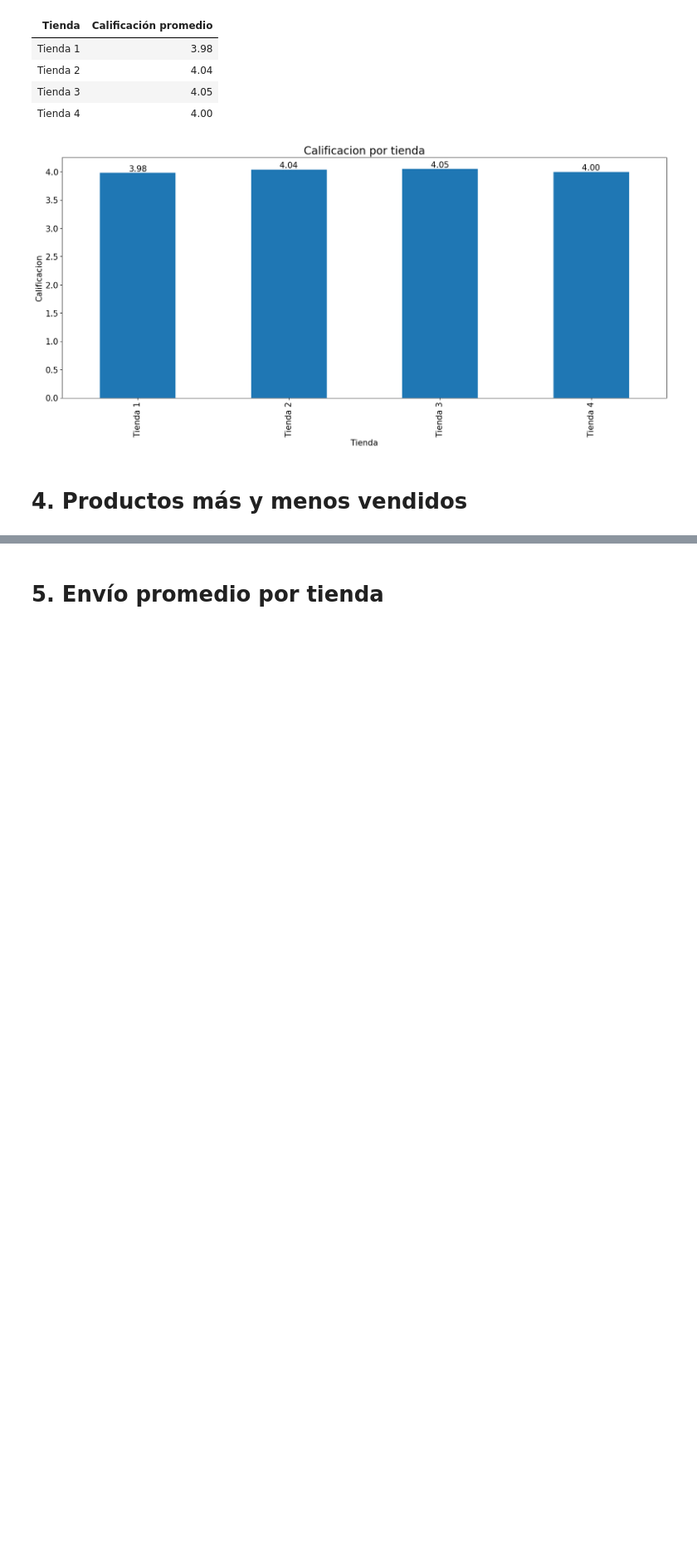
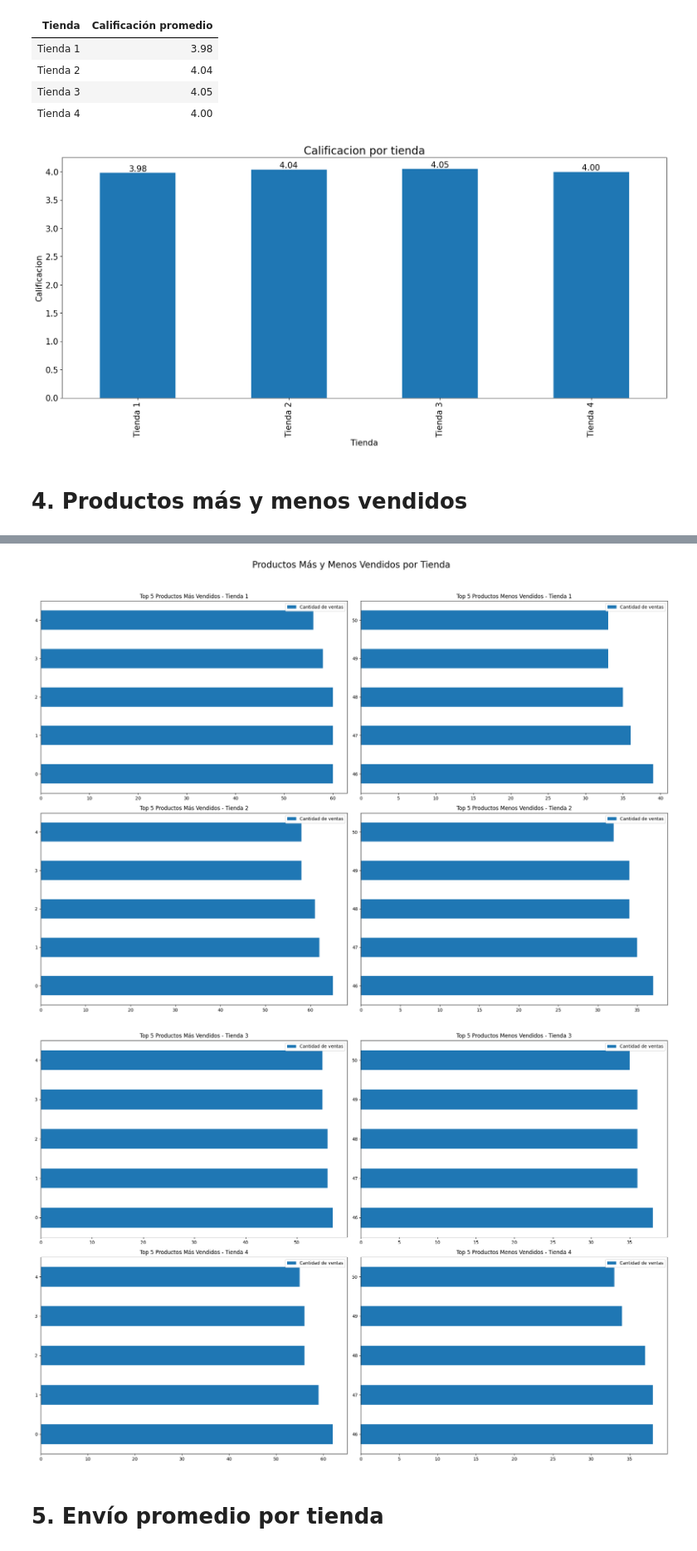
Before and after one commit to xsebet/AluraStoreLatam, a Jupyter notebook: AluraStoreLatam.ipynb, the cells around one changed output, grey strips where cells are left out. Shown at 83% size. Drawn from its saved outputs; the diff is of its cells as text; code cells hidden in the pictures; blank space fills up the shorter version.

```diff
--- a/AluraStoreLatam.ipynb
+++ b/AluraStoreLatam.ipynb
@@ -209,0 +215,21 @@ for i, v in enumerate(df_promedio_calificacion['Calificación promedio']):
+# %%
+productos_tienda1 = tienda['Producto'].value_counts().rename_axis('Producto').reset_index(name='Cantidad de ventas')
+productos_tienda2 = tienda2['Producto'].value_counts().rename_axis('Producto').reset_index(name='Cantidad de ventas')
+productos_tienda3 = tienda3['Producto'].value_counts().rename_axis('Producto').reset_index(name='Cantidad de ventas')
+productos_tienda4 = tienda4['Producto'].value_counts().rename_axis('Producto').reset_index(name='Cantidad de ventas')
+
+print("Productos más y menos vendidos - Tienda 1:")
+display(productos_tienda1.head())
+display(productos_tienda1.tail())
+
+print("\nProductos más y menos vendidos - Tienda 2:")
+display(productos_tienda2.head())
+display(productos_tienda2.tail())
+
+print("\nProductos más y menos vendidos - Tienda 3:")
+display(productos_tienda3.head())
+display(productos_tienda3.tail())
+
+print("\nProductos más y menos vendidos - Tienda 4:")
+display(productos_tienda4.head())
+display(productos_tienda4.tail())
@@ -210,2 +293,29 @@ for i, v in enumerate(df_promedio_calificacion['Calificación promedio']):
+# %%
+fig, axes = plt.subplots(2, 2, figsize=(20, 15))
+fig.suptitle('Productos Más y Menos Vendidos por Tienda', fontsize=20)
+
+productos_tienda1.head(5).plot(kind='barh', ax=axes[0, 0], title='Top 5 Productos Más Vendidos - Tienda 1')
+productos_tienda1.tail(5).plot(kind='barh', ax=axes[0, 1], title='Top 5 Productos Menos Vendidos - Tienda 1')
+
+productos_tienda2.head(5).plot(kind='barh', ax=axes[1, 0], title='Top 5 Productos Más Vendidos - Tienda 2')
+productos_tienda2.tail(5).plot(kind='barh', ax=axes[1, 1], title='Top 5 Productos Menos Vendidos - Tienda 2')
+
+plt.tight_layout(rect=[0, 0.03, 1, 0.95])
+plt.show()
+
+fig, axes = plt.subplots(2, 2, figsize=(20, 15))
+fig.suptitle('', fontsize=20)
+
+productos_tienda3.head(5).plot(kind='barh', ax=axes[0, 0], title='Top 5 Productos Más Vendidos - Tienda 3')
+productos_tienda3.tail(5).plot(kind='barh', ax=axes[0, 1], title='Top 5 Productos Menos Vendidos - Tienda 3')
+
+productos_tienda4.head(5).plot(kind='barh', ax=axes[1, 0], title='Top 5 Productos Más Vendidos - Tienda 4')
+productos_tienda4.tail(5).plot(kind='barh', ax=axes[1, 1], title='Top 5 Productos Menos Vendidos - Tienda 4')
+
+plt.tight_layout(rect=[0, 0.03, 1, 0.95])
+plt.show()
+# %% [output]
+[figure, added]
+[figure, added]
 # %% [markdown]
 # 5. Envío promedio por tienda
```
Also changed, not shown: parts of 27 cells of this notebook.
